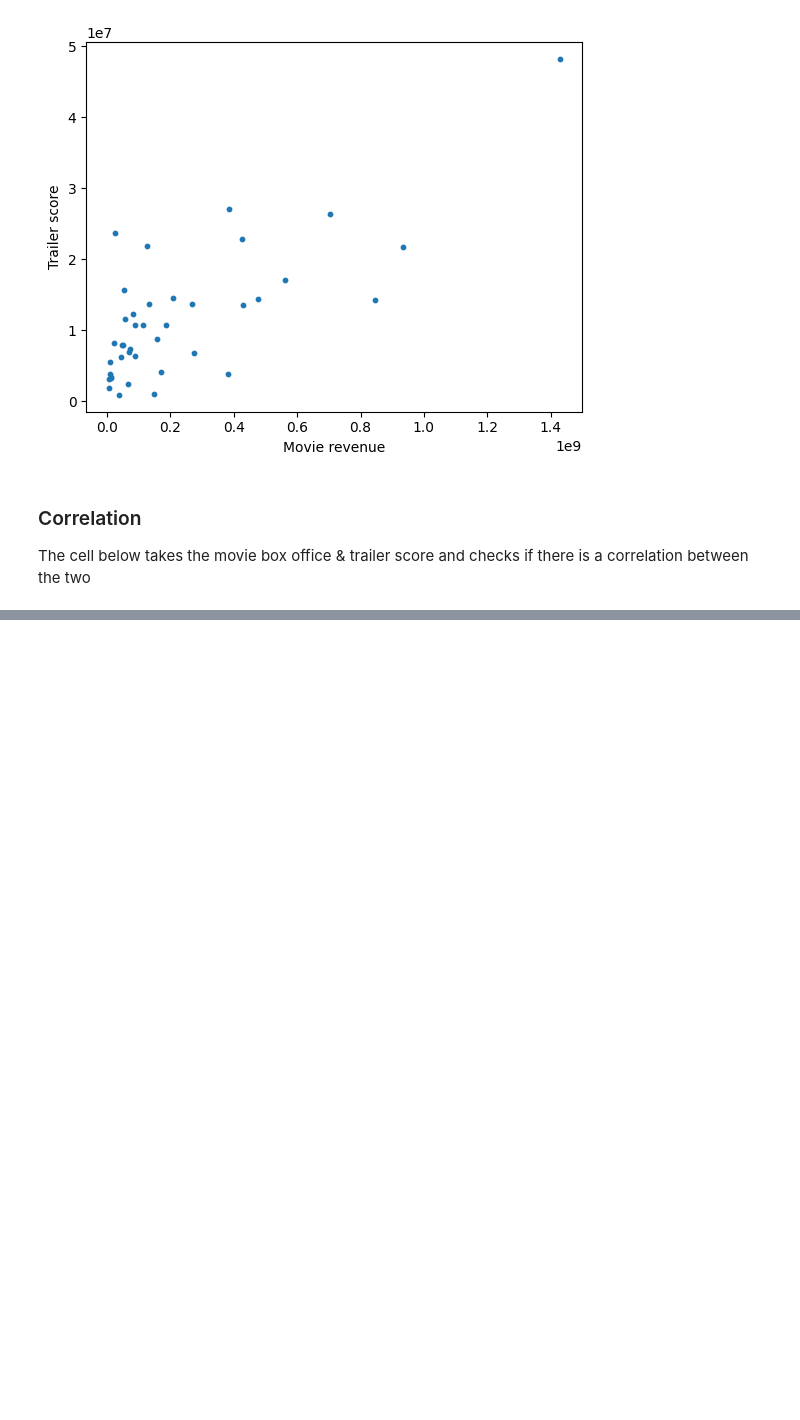
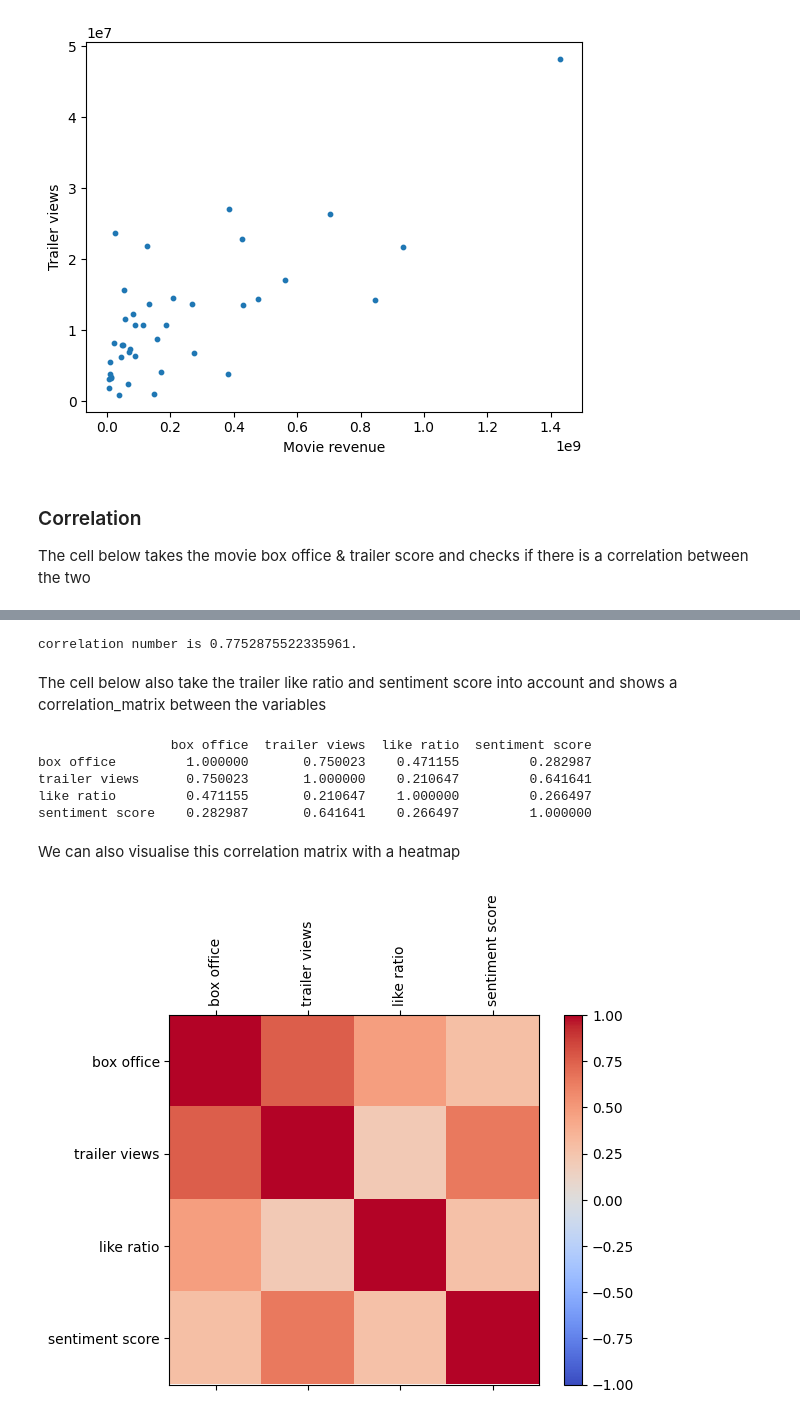
Before and after one commit to SamSlotemaker/social-web-analysis, a Jupyter notebook: research_paper_notebook.ipynb, the cells around one changed output, grey strips where cells are left out. Saved outputs shown, nothing was run; the diff lists cells and outputs as text; code cells hidden in the pictures; blank space fills up the shorter version.

Commit message:
aadd a correlation matrix with other variables as well

```diff
--- a/research_paper_notebook.ipynb
+++ b/research_paper_notebook.ipynb
@@ -82,21 +97,21 @@ with open('datasets/40MoviesDataSet.csv', 'r') as file:
     csv_reader = csv.DictReader(file)
     movie_data = [row for row in csv_reader]
 
-def getTrailerScore(movie):
-    sentimentScore = sentiment_by_movie_id[movie['id']]
+def getTrailerViews(movie):
     viewCount = int(movie['viewCount'])
-    return sentimentScore * viewCount
+    return viewCount
 
 def getMovieBoxOffice(movie):
     return int(movie['revenue'])
 
+
 box_office = [getMovieBoxOffice(movie) for movie in movie_data]
-trailer_score = [getTrailerScore(movie) for movie in movie_data]
+trailer_views = [getTrailerViews(movie) for movie in movie_data]
 
 plt.scatter(box_office, trailer_score, s=10)
 
 plt.xlabel("Movie revenue")
-plt.ylabel("Trailer score")
+plt.ylabel("Trailer views")
 
 plt.show()
 # %% [output]
@@ -113,0 +122,70 @@ correlation number is 0.7500225383392957.
+# %%
+# Calculate Pearson correlation
+correlation = np.corrcoef(box_office, trailer_views)[0, 1]
+print(f"correlation number is {correlation}.")
+# %% [output]
+correlation number is 0.7752875522335961.
+# %% [markdown]
+The cell below also take the trailer like ratio and sentiment score into account and shows a correlation_matrix between the variables
+# %%
+import pandas as pd
+from sklearn.linear_model import LinearRegression
+
+def getSentimentScore(movie):
+    sentimentScore = sentiment_by_movie_id[movie['id']]
+    return sentimentScore
+
+def getTrailerLikeRatio(movie):
+    return int(movie['likeCount']) / int(movie['viewCount'])
+
+trailer_like_ratios = [getTrailerLikeRatio(movie) for movie in movie_data]
+trailer_sentiment_score = [getSentimentScore(movie) for movie in movie_data]
+
+x = np.column_stack((trailer_score, trailer_like_ratios, trailer_sentiment_score))
+y = np.array(box_office)
+
+# Fit a linear regression model
+model = LinearRegression()
+model.fit(x, y)
+
+# # Coefficients indicate the influence of each variable
+# print("Coefficients:", model.coef_)
+# print("Intercept:", model.intercept_)
+# print("R-squared:", model.score(x, y))  # Measure of how well the model fits
+
+
+# Create a dataframe for easier correlation analysis
+data = pd.DataFrame({
+    "box office": box_office,
+    "trailer views": trailer_score,
+    "like ratio": trailer_like_ratios,
+    "sentiment score": trailer_sentiment_score,
+})
+
+# Compute the correlation matrix
+correlation_matrix = data.corr()
+print(correlation_matrix)
+# %% [output]
+                 box office  trailer views  like ratio  sentiment score
+box office         1.000000       0.750023    0.471155         0.282987
+trailer views      0.750023       1.000000    0.210647         0.641641
+like ratio         0.471155       0.210647    1.000000         0.266497
+sentiment score    0.282987       0.641641    0.266497         1.000000
+# %% [markdown]
+We can also visualise this correlation matrix with a heatmap
+# %%
+import matplotlib.pyplot as plt
+
+fig = plt.figure()
+ax = fig.add_subplot(111)
+cax = ax.matshow(correlation_matrix,cmap='coolwarm', vmin=-1, vmax=1)
+fig.colorbar(cax)
+ticks = np.arange(0,len(data.columns),1)
+ax.set_xticks(ticks)
+plt.xticks(rotation=90)
+ax.set_yticks(ticks)
+ax.set_xticklabels(data.columns)
+ax.set_yticklabels(data.columns)
+plt.show()
+# %% [output]
+[figure, added]
```
Also changed, not shown: parts of 2 cells of this notebook.
